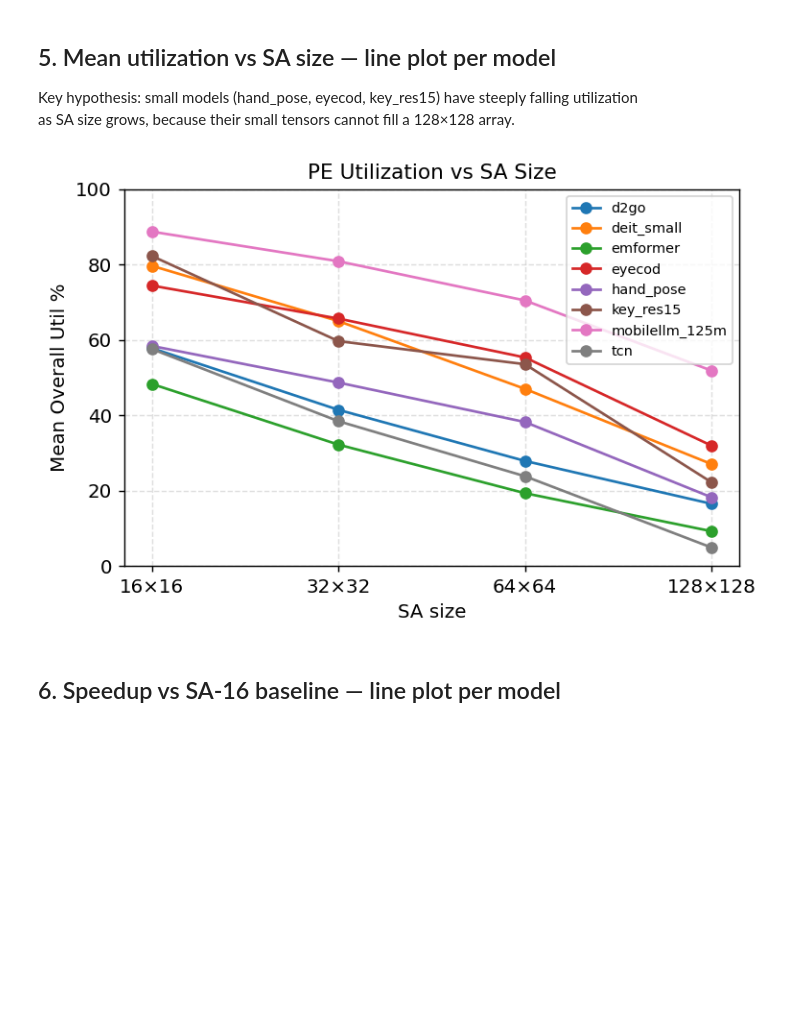
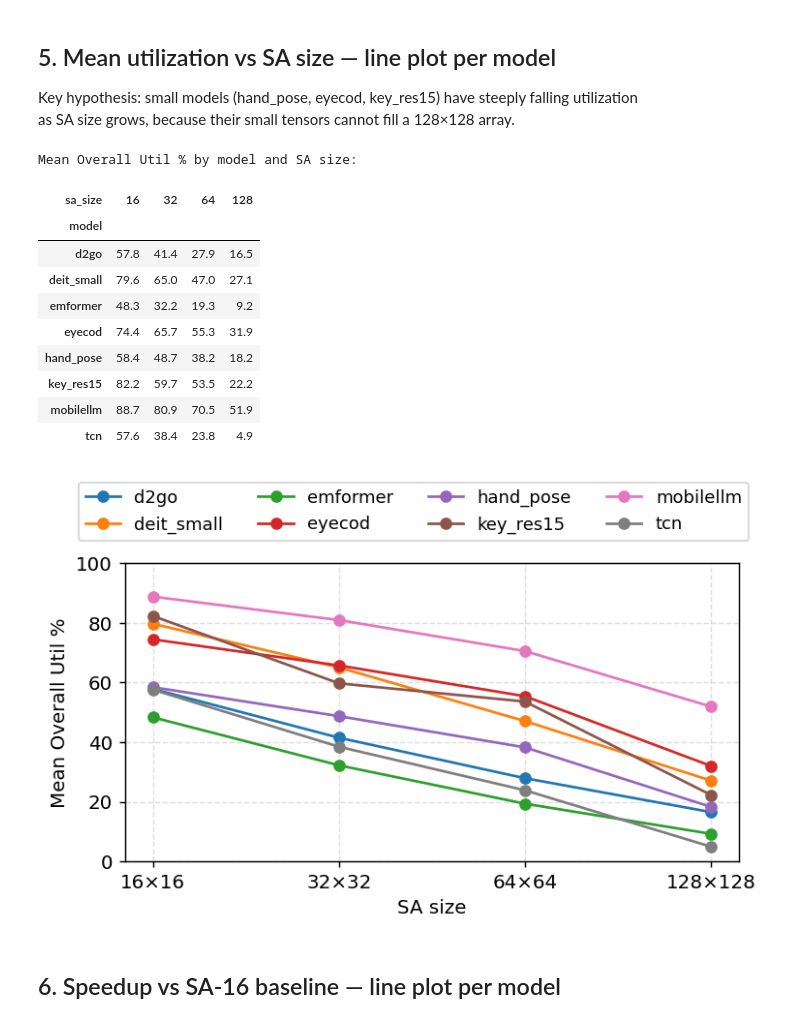
Before and after one commit to vsuresh95/SCALE-Sim, a Jupyter notebook: stage1_analysis.ipynb, the cells around one changed output. Saved outputs shown, nothing was run; the diff lists cells and outputs as text; code cells hidden in the pictures; blank space fills up the shorter version.

Commit message:
Updated plotting scripts for report

```diff
--- a/stage1_analysis.ipynb
+++ b/stage1_analysis.ipynb
@@ -24,6 +24,8 @@ plt.rcParams.update({
 
 RESULTS_ROOT = Path('outputs/xrbench')
 SA_SIZES = [16, 32, 64, 128]
+
+MODEL_LABELS = {'mobilellm_125m': 'mobilellm'}
 # %% [markdown]
 ## 1. Load all COMPUTE_REPORTs into a master DataFrame
 # %%
@@ -166,12 +182,21 @@ plt.show()
 # %% [markdown]
 ## 4. Total latency bar chart — per model, bars = SA size
 # %%
+lat_pivot = (
+    summary.assign(avg_latency_K=lambda d: (d['total_cycles'] / d['num_layers'] / 1e3).round(2))
+    .pivot(index='model', columns='sa_size', values='avg_latency_K')
+    .rename(index=MODEL_LABELS)
+)
+lat_pivot.columns.name = 'SA size'
+print('Avg Cycles per Layer (K cycles):')
+display(lat_pivot)
+
 fig, ax = plt.subplots(figsize=(6, 4))
 
 for m in MODELS:
     sub = summary[summary['model'] == m].sort_values('sa_size')
     avg_latency = sub['total_cycles'] / sub['num_layers'] / 1e3
-    ax.plot(sub['sa_size'], avg_latency, marker='o', label=m)
+    ax.plot(sub['sa_size'], avg_latency, marker='o', label=MODEL_LABELS.get(m, m))
 
 ax.set_xscale('log', base=2)
 ax.set_xticks(SA_SIZES)
@@ -193,27 +229,41 @@ plt.show()
 Key hypothesis: small models (hand_pose, eyecod, key_res15) have steeply falling utilization
 as SA size grows, because their small tensors cannot fill a 128×128 array.
 # %%
+print('Mean Overall Util % by model and SA size:')
+display(pivot_util.rename(index=MODEL_LABELS).round(1))
+
 fig, ax = plt.subplots(figsize=(6, 4))
 
 for m in MODELS:
     sub = summary[summary['model'] == m].sort_values('sa_size')
-    ax.plot(sub['sa_size'], sub['mean_util'], marker='o', label=m)
+    ax.plot(sub['sa_size'], sub['mean_util'], marker='o', label=MODEL_LABELS.get(m, m))
 
 ax.set_xscale('log', base=2)
 ax.set_xticks(SA_SIZES)
 ax.set_xticklabels([f'{s}×{s}' for s in SA_SIZES])
 ax.set_ylim(0, 100)
 ax.set_xlabel('SA size')
 ax.set_ylabel('Mean Overall Util %')
-ax.set_title('PE Utilization vs SA Size')
-ax.legend(fontsize=8, loc='upper right')
+# ax.set_title('PE Utilization vs SA Size')
+ax.legend(fontsize=10, loc='upper center', ncol=4, bbox_to_anchor=(0.47, 1.3))
 ax.grid(True, linestyle='--', alpha=0.4)
 
 plt.tight_layout()
 plt.savefig('outputs/stage1/fig_util_vs_sa.pdf', bbox_inches='tight')
 plt.show()
 # %% [output]
+Mean Overall Util % by model and SA size:
+| sa_size | 16 | 32 | 64 | 128 |
+| model |  |  |  |  |
+| d2go | 57.8 | 41.4 | 27.9 | 16.5 |
+| deit_small | 79.6 | 65.0 | 47.0 | 27.1 |
+| emformer | 48.3 | 32.2 | 19.3 | 9.2 |
+| eyecod | 74.4 | 65.7 | 55.3 | 31.9 |
+| hand_pose | 58.4 | 48.7 | 38.2 | 18.2 |
+| key_res15 | 82.2 | 59.7 | 53.5 | 22.2 |
+| mobilellm | 88.7 | 80.9 | 70.5 | 51.9 |
+| tcn | 57.6 | 38.4 | 23.8 | 4.9 |
-[figure, old version]
+[figure, new version]
 # %% [markdown]
 ## 6. Speedup vs SA-16 baseline — line plot per model
 # %%
```
Also changed, not shown: parts of 6 cells of this notebook, 1 other file.
